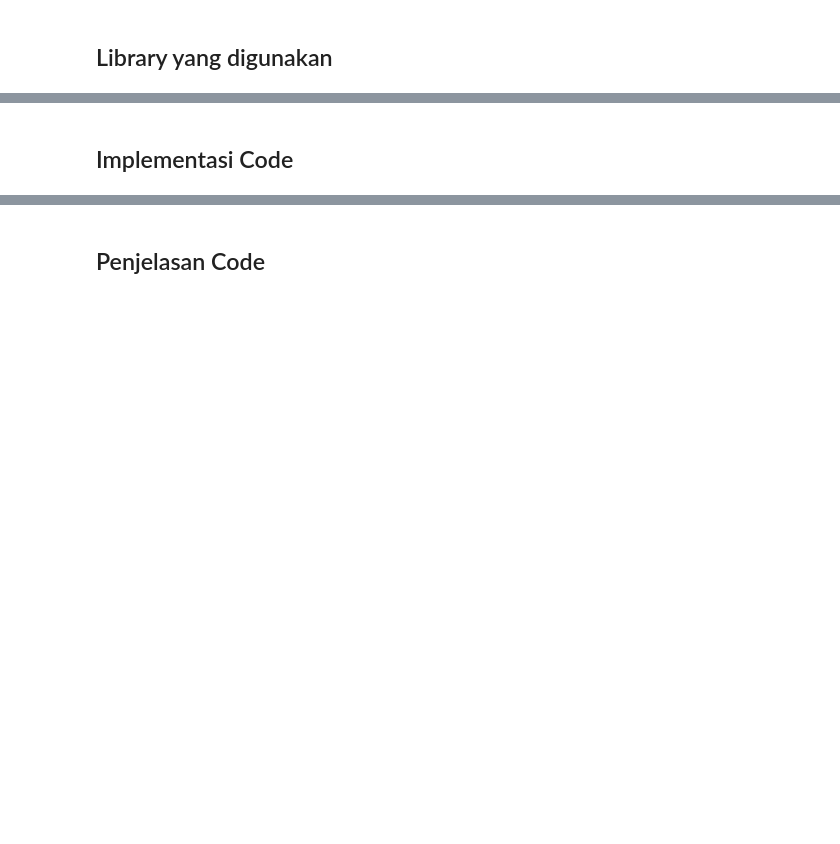
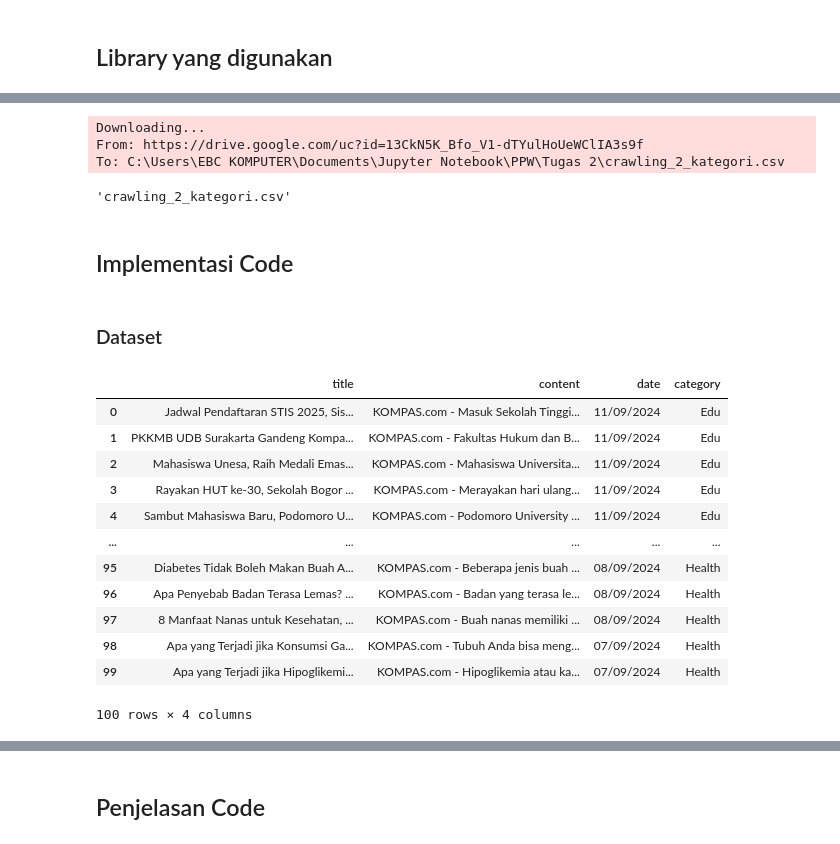
Before and after one commit to nasrudin11/PPW, a Jupyter notebook: _sources/Support Vector Model.ipynb, the cells around one changed output, grey strips where cells are left out. Cells and saved outputs as stored; diff of their text form; code cells hidden in the pictures; blank space fills up the shorter version.

Commit message:
Update documentation

```diff
--- a/_sources/Support Vector Model.ipynb
+++ b/_sources/Support Vector Model.ipynb
@@ -83,0 +129,13 @@ Vector Space Model (VSM) adalah pendekatan sederhana namun sangat efektif untuk
+# %%
+# Ganti dengan ID file Anda
+file_id = '13CkN5K_Bfo_V1-dTYulHoUeWClIA3s9f'
+url = f'https://drive.google.com/uc?id={file_id}'
+output = 'crawling_2_kategori.csv'
+
+# Unduh file dari Google Drive
+gdown.download(url, output, quiet=False)
+# %% [output]
+Downloading...
+From: https://drive.google.com/uc?id=13CkN5K_Bfo_V1-dTYulHoUeWClIA3s9f
+To: C:\Users\EBC KOMPUTER\Documents\Jupyter Notebook\PPW\Tugas 2\crawling_2_kategori.csv
+'crawling_2_kategori.csv'
@@ -84,2 +145,20 @@ Vector Space Model (VSM) adalah pendekatan sederhana namun sangat efektif untuk
 # %% [markdown]
 ## Implementasi Code
+# %% [markdown]
+### Dataset
+# %%
+df
+# %% [output]
+|  | title | content | date | category |
+| 0 | Jadwal Pendaftaran STIS 2025, Sis... | KOMPAS.com - Masuk Sekolah Tinggi... | 11/09/2024 | Edu |
+| 1 | PKKMB UDB Surakarta Gandeng Kompa... | KOMPAS.com - Fakultas Hukum dan B... | 11/09/2024 | Edu |
+| 2 | Mahasiswa Unesa, Raih Medali Emas... | KOMPAS.com - Mahasiswa Universita... | 11/09/2024 | Edu |
+| 3 | Rayakan HUT ke-30, Sekolah Bogor ... | KOMPAS.com - Merayakan hari ulang... | 11/09/2024 | Edu |
+| 4 | Sambut Mahasiswa Baru, Podomoro U... | KOMPAS.com - Podomoro University ... | 11/09/2024 | Edu |
+| ... | ... | ... | ... | ... |
+| 95 | Diabetes Tidak Boleh Makan Buah A... | KOMPAS.com - Beberapa jenis buah ... | 08/09/2024 | Health |
+| 96 | Apa Penyebab Badan Terasa Lemas? ... | KOMPAS.com - Badan yang terasa le... | 08/09/2024 | Health |
+| 97 | 8 Manfaat Nanas untuk Kesehatan, ... | KOMPAS.com - Buah nanas memiliki ... | 08/09/2024 | Health |
+| 98 | Apa yang Terjadi jika Konsumsi Ga... | KOMPAS.com - Tubuh Anda bisa meng... | 07/09/2024 | Health |
+| 99 | Apa yang Terjadi jika Hipoglikemi... | KOMPAS.com - Hipoglikemia atau ka... | 07/09/2024 | Health |
+100 rows × 4 columns
```
Also changed, not shown: parts of 26 cells of this notebook, 6 other files.
